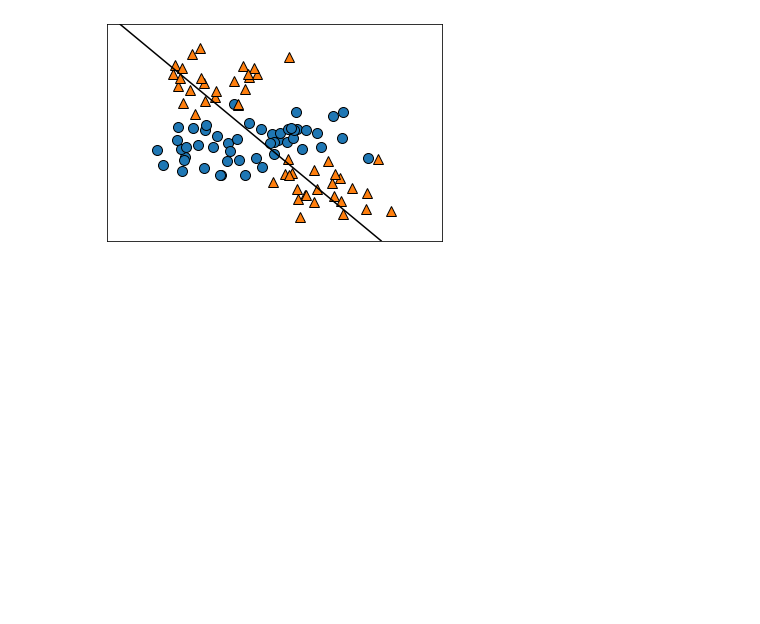
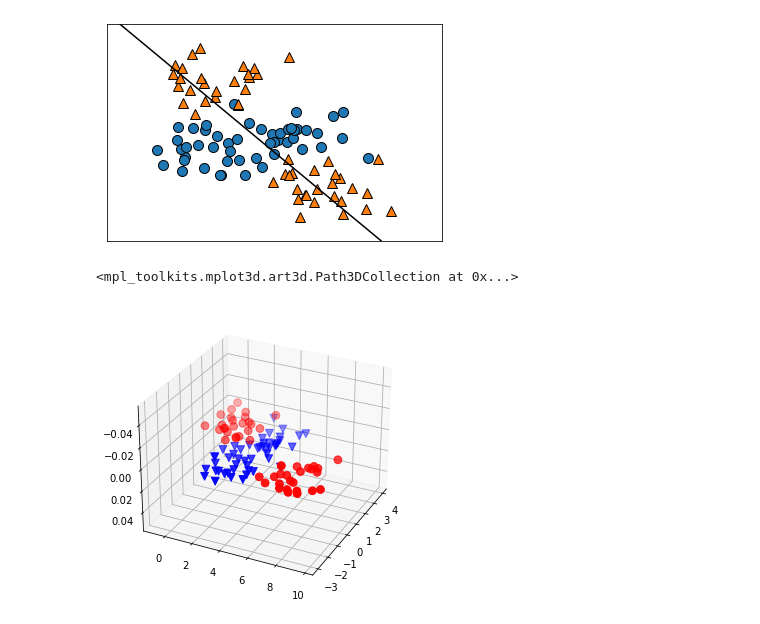
Before and after one commit to shashwatsaket46/PythonProjects, a Jupyter notebook: MachineLearningP.ipynb, the cells around one changed output. Saved outputs shown, nothing was run; the diff lists cells and outputs as text; code cells hidden in the pictures; blank space fills up the shorter version.

```diff
--- a/MachineLearningP.ipynb
+++ b/MachineLearningP.ipynb
@@ -490,3 +490,13 @@ mg.discrete_scatter(X[:,0],X[:,1],y)
 [<matplotlib.lines.Line2D at 0x...>,
  <matplotlib.lines.Line2D at 0x...>]
 [figure]
+# %%
+from mpl_toolkits.mplot3d import Axes3D, axes3d
+figure=plt.figure()
+ax=Axes3D(figure,elev=-152,azim=-26)
+mask=y==0
+ax.scatter(X_new[~mask,0],X_new[~mask,1],c='r',cmap=mg.cm2,s=60)
+ax.scatter(X_new[mask,0],X_new[mask,1],c='b',marker='v',s=60)
+# %% [output]
+<mpl_toolkits.mplot3d.art3d.Path3DCollection at 0x...>
+[figure, added]
```
